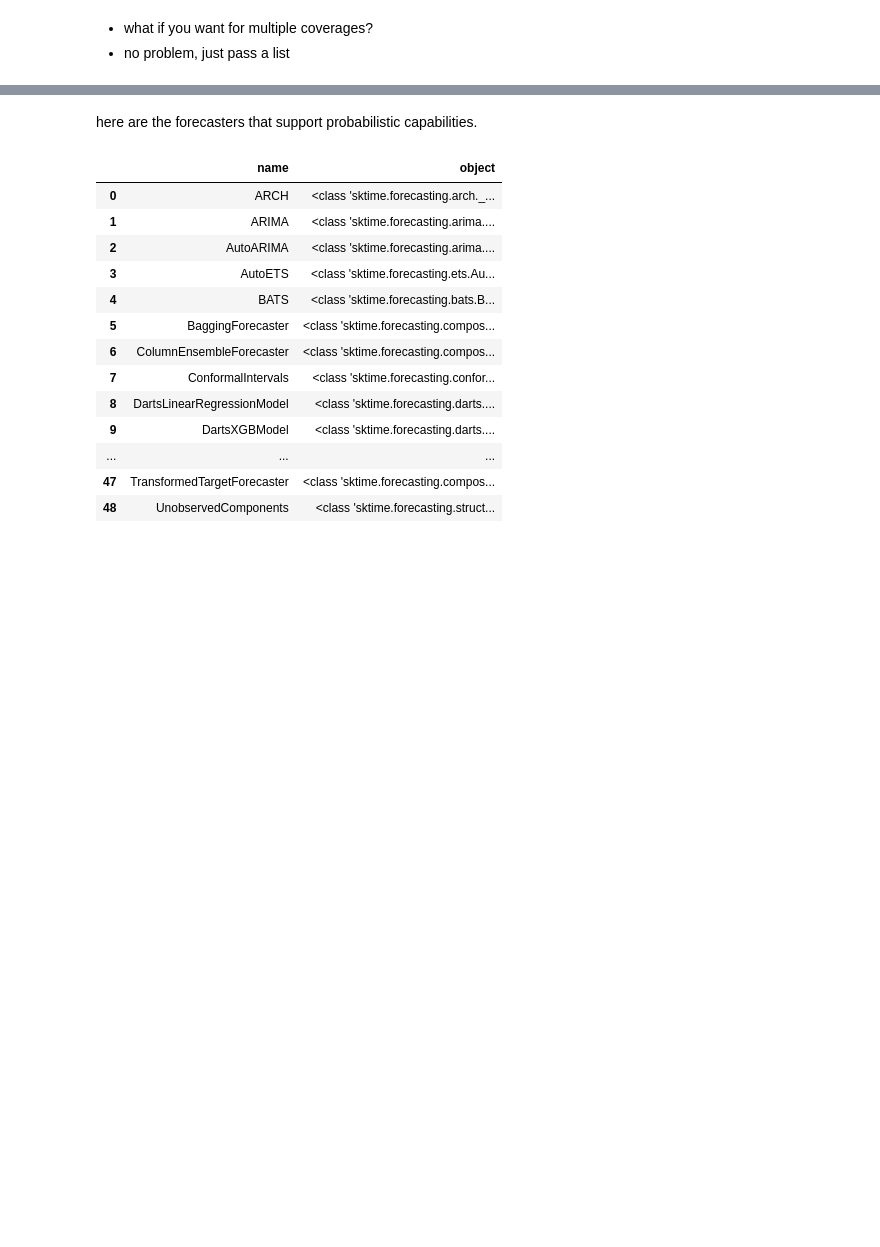
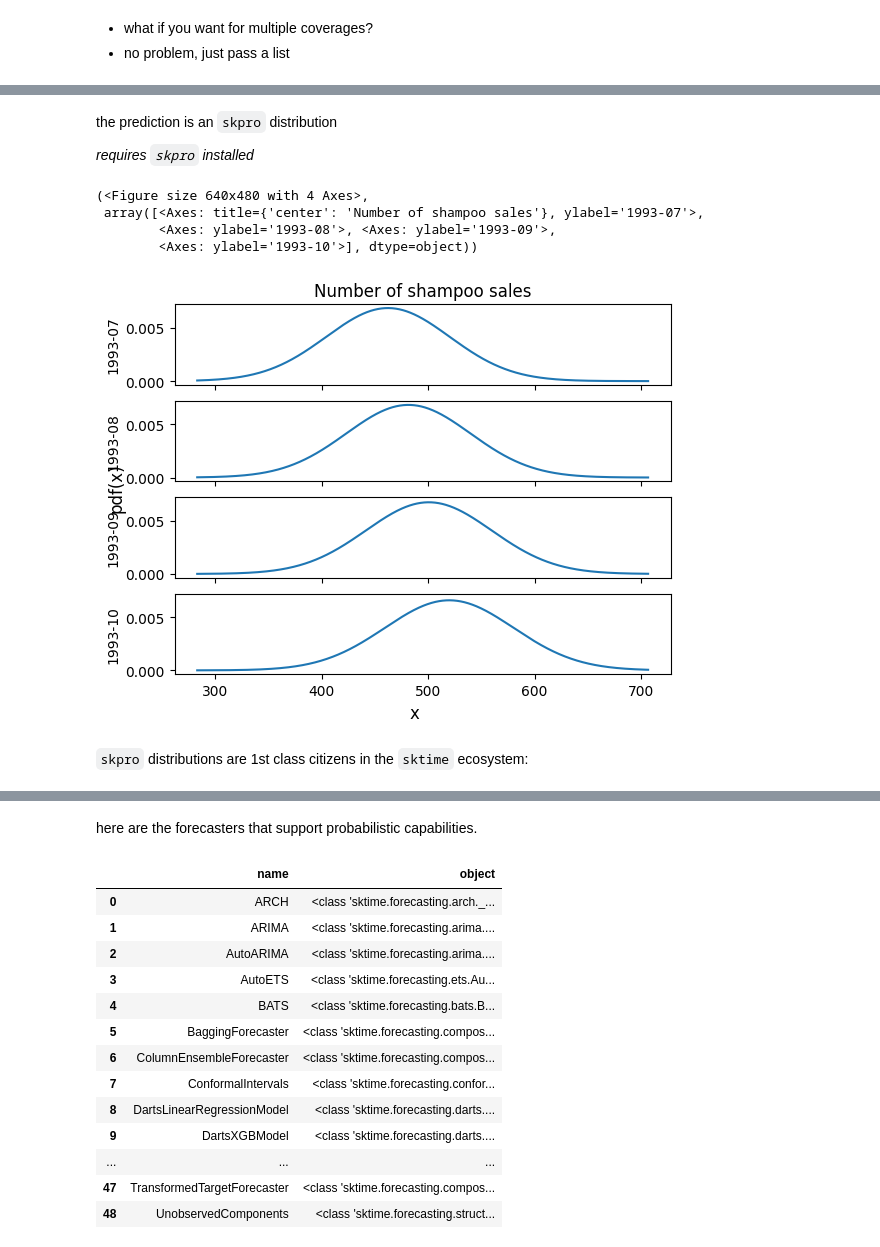
Before and after one commit to sktime/sktime-tutorial-ODSC-Europe-2024, a Jupyter notebook: notebooks/01_forecasting.ipynb, the cells around one changed output, grey strips where cells are left out. Drawn from its saved outputs; the diff is of its cells as text; code cells hidden in the pictures; blank space fills up the shorter version.

```diff
--- a/notebooks/01_forecasting.ipynb
+++ b/notebooks/01_forecasting.ipynb
@@ -425,0 +485,16 @@ y_pred_int_multiple
+# %%
+y_predict_proba = forecaster.predict_proba()
+# %% [markdown]
+the prediction is an `skpro` distribution
+
+*requires `skpro` installed*
+# %%
+y_predict_proba.head().plot()
+# %% [output]
+(<Figure size 640x480 with 4 Axes>,
+ array([<Axes: title={'center': 'Number of shampoo sales'}, ylabel='1993-07'>,
+        <Axes: ylabel='1993-08'>, <Axes: ylabel='1993-09'>,
+        <Axes: ylabel='1993-10'>], dtype=object))
+[figure, added]
+# %% [markdown]
+`skpro` distributions are 1st class citizens in the `sktime` ecosystem:
```
Also changed, not shown: parts of 38 cells of this notebook.
